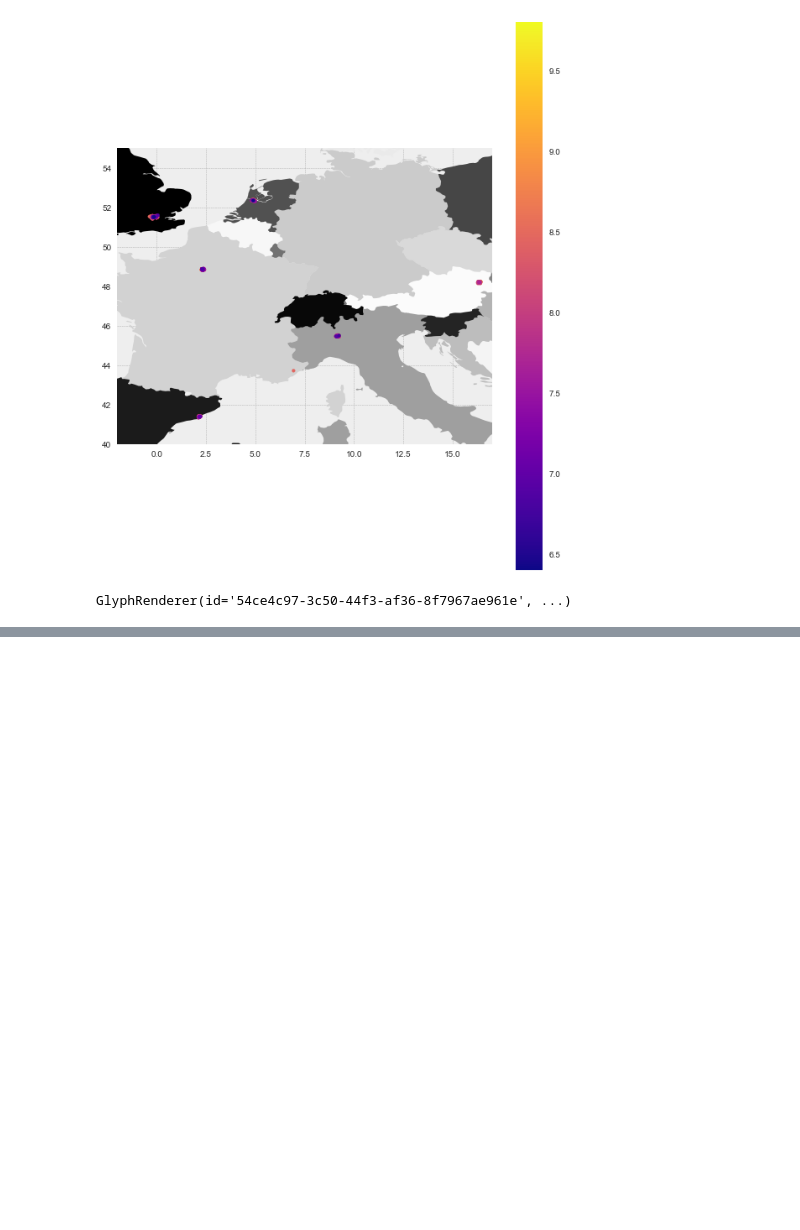
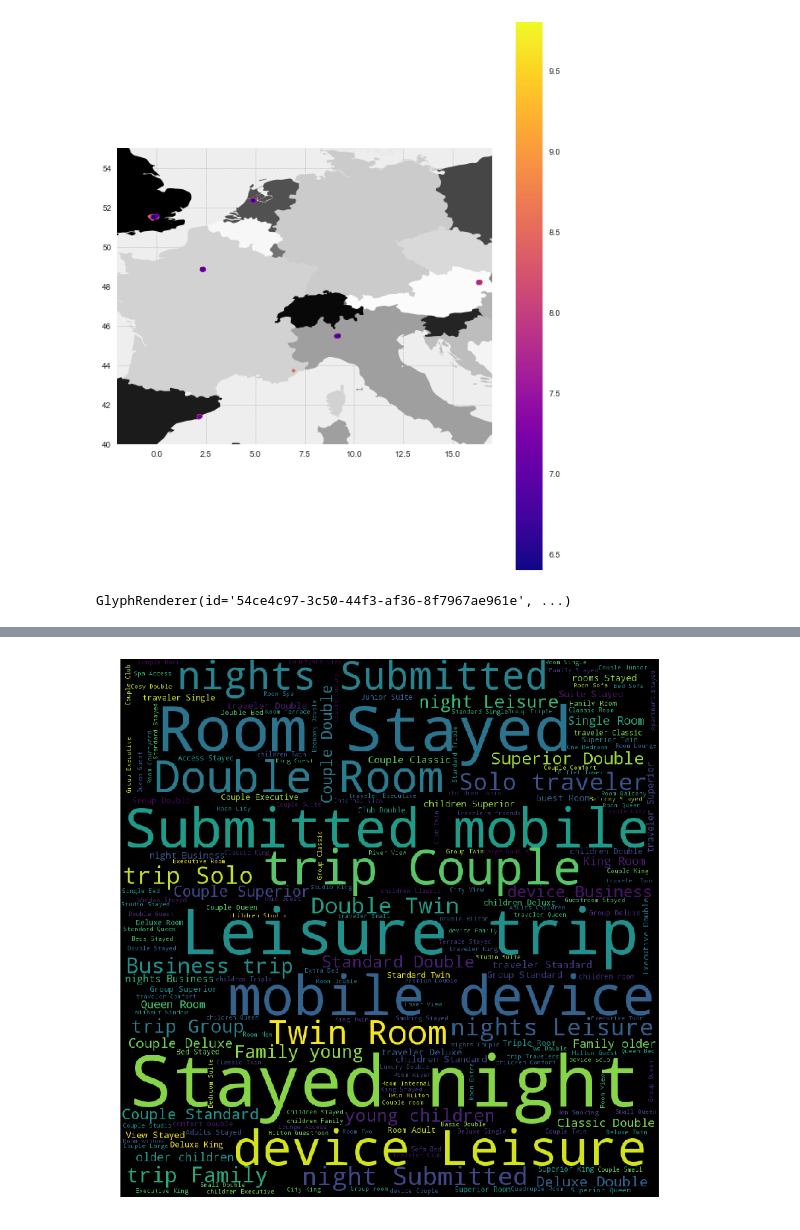
Before and after one commit to nhamler/MIS_665_Project, a Jupyter notebook: Project MIS 665 - Vacation to Europe made easier by Data Science.ipynb, the cells around one changed output, grey strips where cells are left out. Cells and saved outputs as stored; diff of their text form; code cells hidden in the pictures; blank space fills up the shorter version.

Commit message:
data cleaning, maps, wordcloud

```diff
--- a/Project MIS 665 - Vacation to Europe made easier by Data Science.ipynb
+++ b/Project MIS 665 - Vacation to Europe made easier by Data Science.ipynb
@@ -246,0 +250,9 @@ show(plot)
+# %%
+wordcloud = WordCloud(width = 1000, height = 1000).generate(','.join(df2['Tags']))
+# %%
+plt.figure(figsize=(15,15))
+plt.imshow(wordcloud)
+plt.axis("off")
+plt.show()
+# %% [output]
+[figure, added]
```
Also changed, not shown: parts of 3 cells of this notebook.
